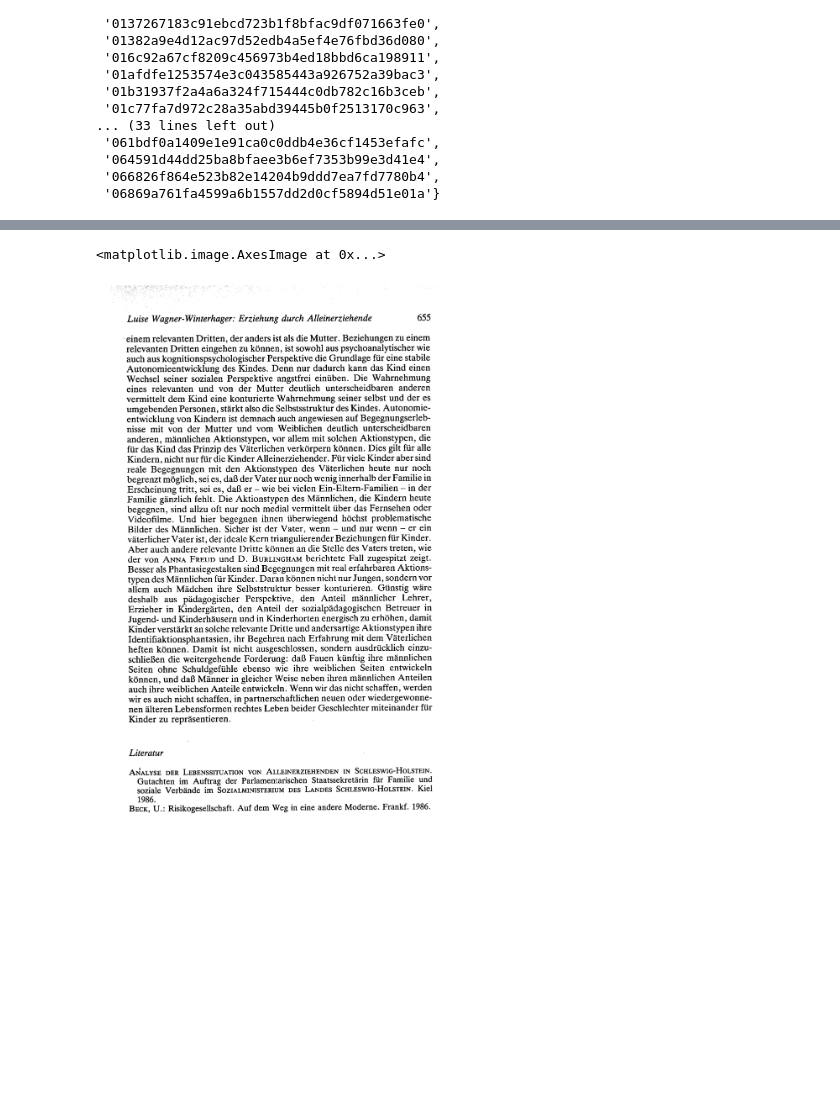
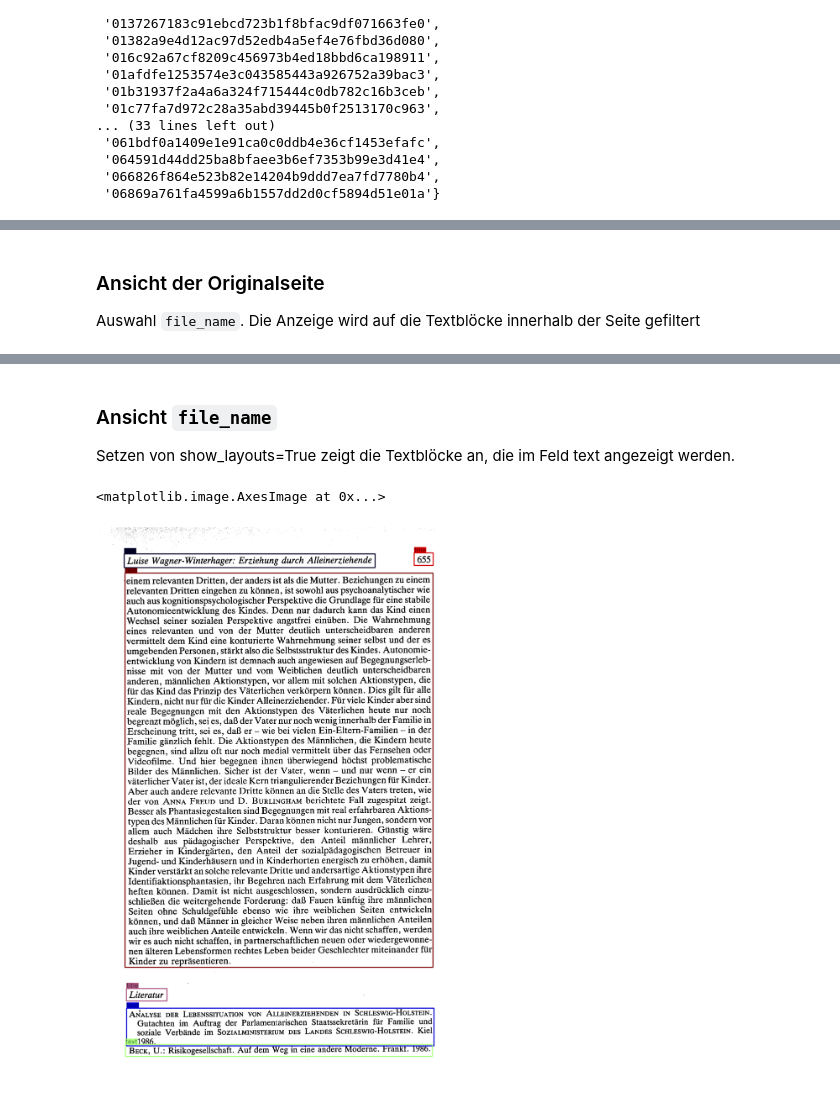
Before and after one commit to JaMe76/bbf, a Jupyter notebook: pedocs/Analyse_Rohergebnisse.ipynb, the cells around one changed output, grey strips where cells are left out. Cells and saved outputs as stored; diff of their text form; code cells hidden in the pictures; blank space fills up the shorter version.

```diff
--- a/pedocs/Analyse_Rohergebnisse.ipynb
+++ b/pedocs/Analyse_Rohergebnisse.ipynb
@@ -8,6 +10,6 @@ pd.set_option('display.max_colwidth', None)
 # %%
 path = Path("/home/janis/Data/pedocs_meta_data")
-pedocs_jsonl = path / "raw_items/pedocs.jsonl"
+pedocs_jsonl = path / "pedocs.jsonl"
 df = dd.SerializerJsonlines.load(pedocs_jsonl)
 df.reset_state()
 all_items = []
@@ -59,6 +69,10 @@ all_elements
 | 171 | 00d99913ea6d22776b2d44bc60ab836c4... | 00d99913ea6d22776b2d44bc60ab836c4... | 72810e59-d58e-3bca-b032-03bfa59fc5bd | Konur, H.: Narzißmus. Frankfurt 1... | 1 |
 | 172 | 00d99913ea6d22776b2d44bc60ab836c4... | 00d99913ea6d22776b2d44bc60ab836c4... | 47179440-9528-302c-8e27-d928cac1146f | Proceeding from an analysis of re... | 1 |
 | 173 | 00d99913ea6d22776b2d44bc60ab836c4... | 00d99913ea6d22776b2d44bc60ab836c4... | da0a00d2-e078-3cdb-bfa6-09ffd0e6099b | high potential of satisfaction on... | 1 |
+# %% [markdown]
+### Ansicht der Originalseite
+
+Auswahl `file_name`. Die Anzeige wird auf die Textblöcke innerhalb der Seite gefiltert
 # %%
 file_name = "00d99913ea6d22776b2d44bc60ab836c4debfe9b_0.pdf"
 path_file_name = path / file_name.replace(".pdf",".json")
@@ -78,11 +92,15 @@ all_elements_one_page
 |  | doc_id | file_name | annotation_id | text | page_num |
 | 147 | 00d99913ea6d22776b2d44bc60ab836c4... | 00d99913ea6d22776b2d44bc60ab836c4... | c7f1c075-aad5-36ef-a163-1f76ee7eb500 | ANALYSE DER LEBENSSITUATION VON Ä... | 0 |
 | 148 | 00d99913ea6d22776b2d44bc60ab836c4... | 00d99913ea6d22776b2d44bc60ab836c4... | b006f31e-a9df-3eea-8aaf-14696758ccea | Beck, U.: Risikogesellschaft. Auf... | 0 |
+# %% [markdown]
+### Ansicht `file_name`
+
+Setzen von show_layouts=True zeigt die Textblöcke an, die im Feld text angezeigt werden.
 # %%
-image = page.viz(interactive=False, show_layouts=False)
+image = page.viz(interactive=False, show_layouts=True)
 plt.figure(figsize = (25,17))
 plt.axis('off')
 plt.imshow(image)
 # %% [output]
 <matplotlib.image.AxesImage at 0x...>
-[figure, old version]
+[figure, new version]
```
Also changed, not shown: parts of 4 cells of this notebook, 1 other file.
